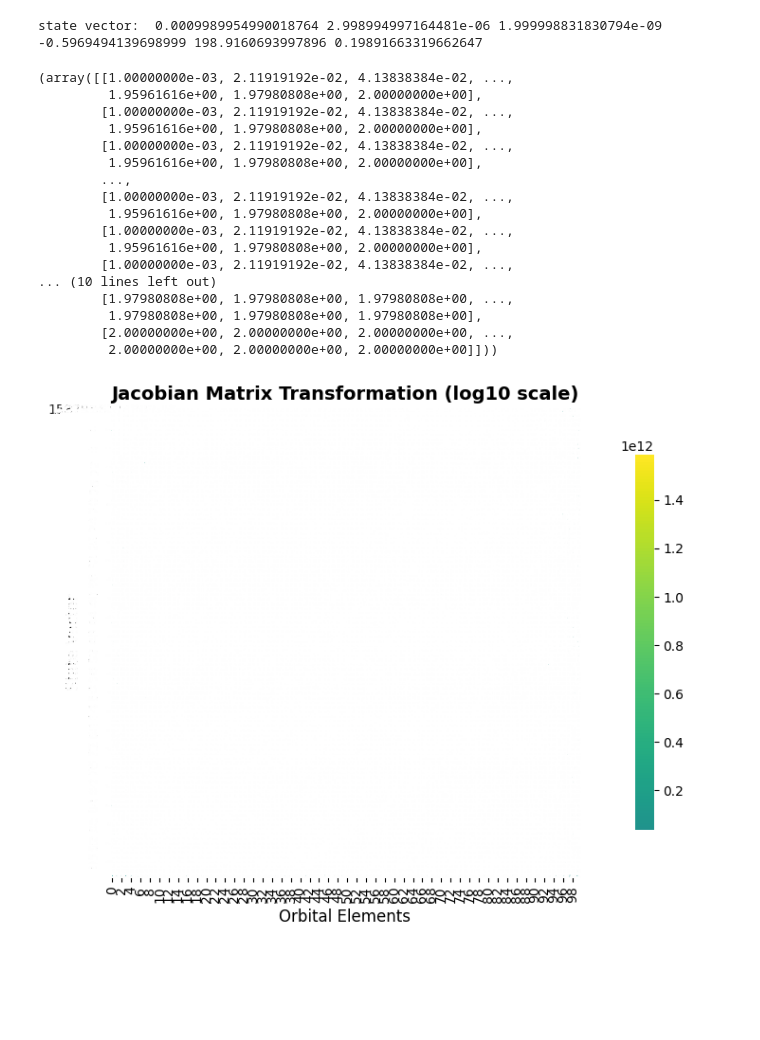
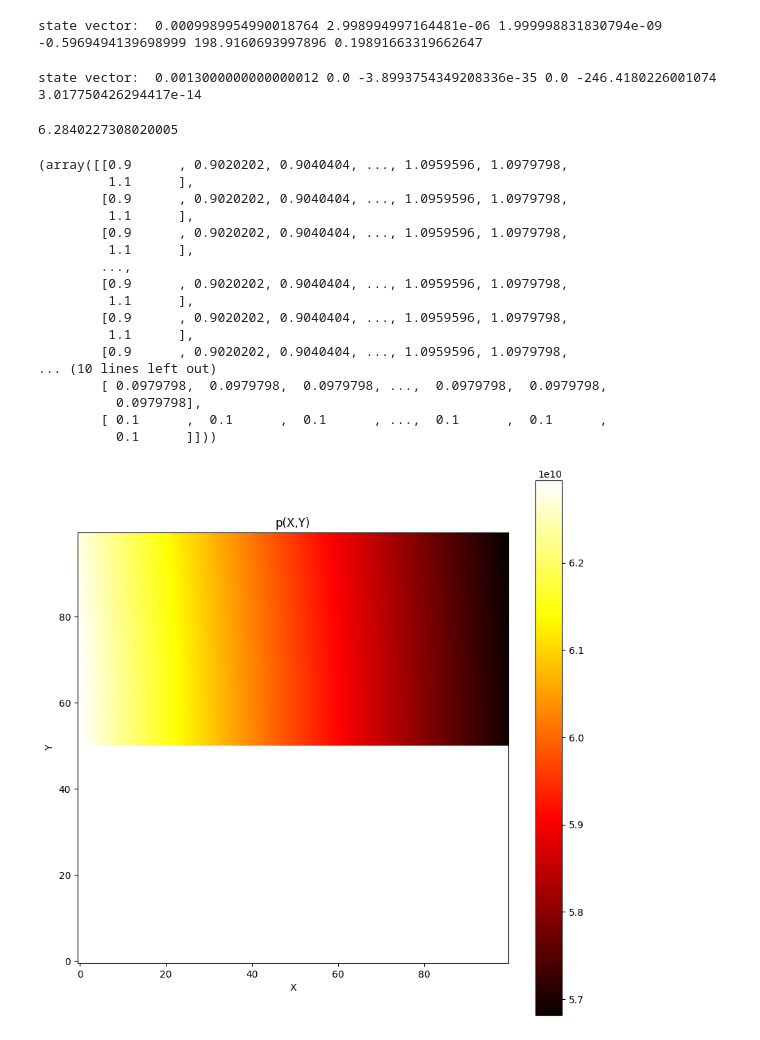
Before and after one commit to JuanitaAgudelo/TesisRepo, a Jupyter notebook: jacobian_calculations/mapping_jacobian.ipynb, the cells around one changed output. Saved outputs shown, nothing was run; the diff lists cells and outputs as text; code cells hidden in the pictures; blank space fills up the shorter version.

Commit message:
mapping z values jaccobian

```diff
--- a/jacobian_calculations/mapping_jacobian.ipynb
+++ b/jacobian_calculations/mapping_jacobian.ipynb
@@ -214,3 +214,8 @@ x_inf, y_inf, z_inf, vx_inf, vy_inf, vz_inf = trasformation_E_to_X(0.001, 0.001,
 print('state vector: ', x_inf, y_inf, z_inf, vx_inf, vy_inf, vz_inf)
 # %% [output]
 state vector:  0.0009989954990018764 2.998994997164481e-06 1.999998831830794e-09 -0.5969494139698999 198.9160693997896 0.19891663319662647
+# %%
+x_max, y_max, z_max, vx_max, vy_max, vz_max = trasformation_E_to_X(1.3, 0.999, np.pi, 2*np.pi, 2*np.pi, 2*np.pi, mu)
+print('state vector: ', x_max, y_max, z_max, vx_max, vy_max, vz_max)
+# %% [output]
+state vector:  0.0013000000000000012 0.0 -3.8993754349208336e-35 0.0 -246.4180226001074 3.017750426294417e-14
@@ -217,52 +243,54 @@ state vector:  0.0009989954990018764 2.998994997164481e-06 1.999998831830794e-09
+# %%
+(mu/1)**0.5
+# %% [output]
+6.2840227308020005
 # %%
-X = np.linspace(0.001, 2, 100)
-Y = np.linspace(0.001, 2, 100)
+X = np.linspace(x_lim[0], x_lim[1], 100)
+Y = np.linspace(y_lim[0], y_lim[1], 100)
 
 X_malla, Y_malla = np.meshgrid(X, Y)
 X_malla, Y_malla
 # %% [output]
-(array([[1.00000000e-03, 2.11919192e-02, 4.13838384e-02, ...,
-         1.95961616e+00, 1.97980808e+00, 2.00000000e+00],
-        [1.00000000e-03, 2.11919192e-02, 4.13838384e-02, ...,
-         1.95961616e+00, 1.97980808e+00, 2.00000000e+00],
-        [1.00000000e-03, 2.11919192e-02, 4.13838384e-02, ...,
-         1.95961616e+00, 1.97980808e+00, 2.00000000e+00],
+(array([[0.9      , 0.9020202, 0.9040404, ..., 1.0959596, 1.0979798,
+         1.1      ],
+        [0.9      , 0.9020202, 0.9040404, ..., 1.0959596, 1.0979798,
+         1.1      ],
+        [0.9      , 0.9020202, 0.9040404, ..., 1.0959596, 1.0979798,
+         1.1      ],
         ...,
-        [1.00000000e-03, 2.11919192e-02, 4.13838384e-02, ...,
-         1.95961616e+00, 1.97980808e+00, 2.00000000e+00],
-        [1.00000000e-03, 2.11919192e-02, 4.13838384e-02, ...,
-         1.95961616e+00, 1.97980808e+00, 2.00000000e+00],
-        [1.00000000e-03, 2.11919192e-02, 4.13838384e-02, ...,
+        [0.9      , 0.9020202, 0.9040404, ..., 1.0959596, 1.0979798,
+         1.1      ],
+        [0.9      , 0.9020202, 0.9040404, ..., 1.0959596, 1.0979798,
+         1.1      ],
+        [0.9      , 0.9020202, 0.9040404, ..., 1.0959596, 1.0979798,
 ... (10 lines left out)
-        [1.97980808e+00, 1.97980808e+00, 1.97980808e+00, ...,
-         1.97980808e+00, 1.97980808e+00, 1.97980808e+00],
-        [2.00000000e+00, 2.00000000e+00, 2.00000000e+00, ...,
-         2.00000000e+00, 2.00000000e+00, 2.00000000e+00]]))
+        [ 0.0979798,  0.0979798,  0.0979798, ...,  0.0979798,  0.0979798,
+          0.0979798],
+        [ 0.1      ,  0.1      ,  0.1      , ...,  0.1      ,  0.1      ,
+          0.1      ]]))
 # %%
 zero_vector = np.zeros_like(X_malla)
 
 P_XY = P_X_vectorized(X_malla, Y_malla, z=zero_vector, vx=zero_vector + 0.1, vy=zero_vector, vz=zero_vector, mu=mu)
 # %%
-plt.figure(figsize=(12, 6))
+fig, ax = plt.subplots(figsize=[10,10])
 
-# Apply log10 to absolute values, add epsilon to avoid log(0)
-#eps = 1e-12
-#data_log = np.log10(np.abs(JXoE_comp - Jq) + eps)
+# make im a pointer to the image
+im = ax.imshow(P_XY,
+          origin='lower',
+          cmap='hot',
+          interpolation='bilinear'
+          )
 
-# Create heatmap
-sns.heatmap(P_XY,
-            annot=True,
-            fmt='.8f',   # no need for scientific notation, since log scale
-            cmap='viridis',
-            center=0,
-            square=True,
-            linewidths=0.5,
-            cbar_kws={"shrink": .8})
 
-plt.title(f'Jacobian Matrix Transformation (log10 scale)', fontsize=14, fontweight='bold')
-plt.xlabel('Orbital Elements', fontsize=12)
-plt.ylabel('State Vector', fontsize=12)
-plt.tight_layout()
+ax.set_xlabel('X')
+ax.set_ylabel('Y')
+
+ax.set_title('p(X,Y)')
+
+# Create a colorbar using the im pointer
+fig.colorbar(im)
+
 plt.show()
 # %% [output]
-[figure, old version]
+[figure, new version]
```
Also changed, not shown: parts of 2 cells of this notebook, 1 other file.
